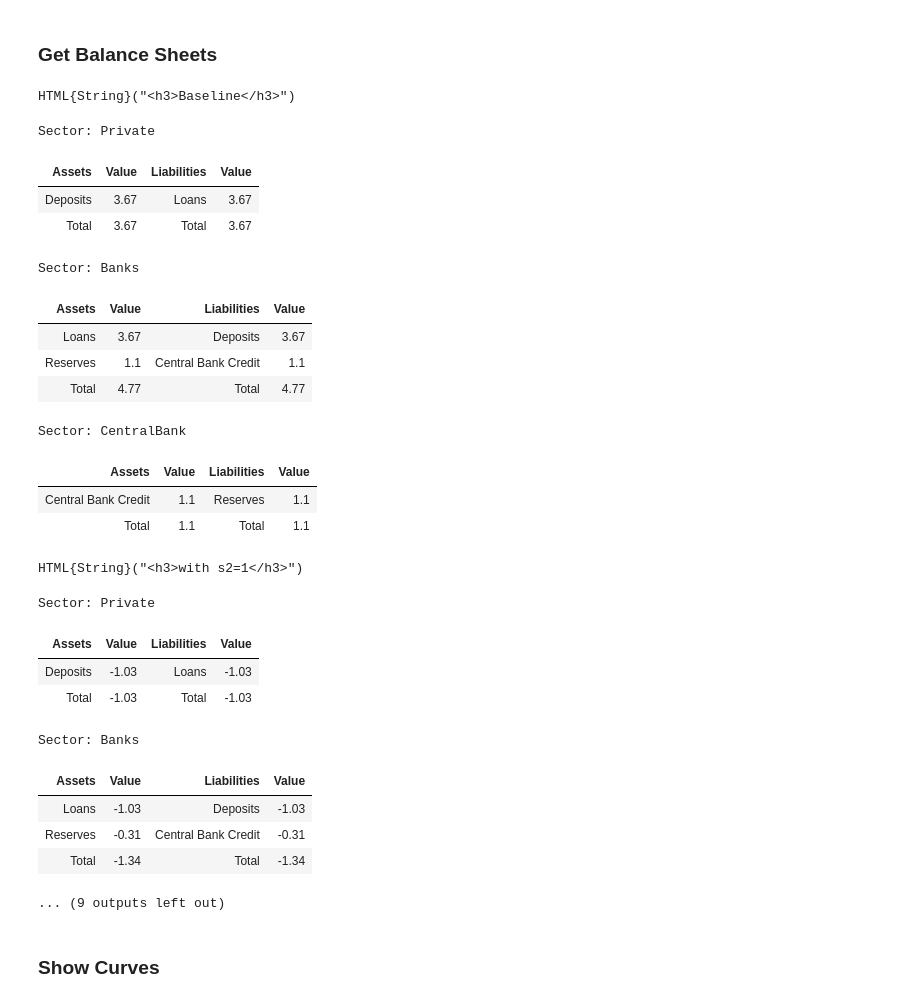
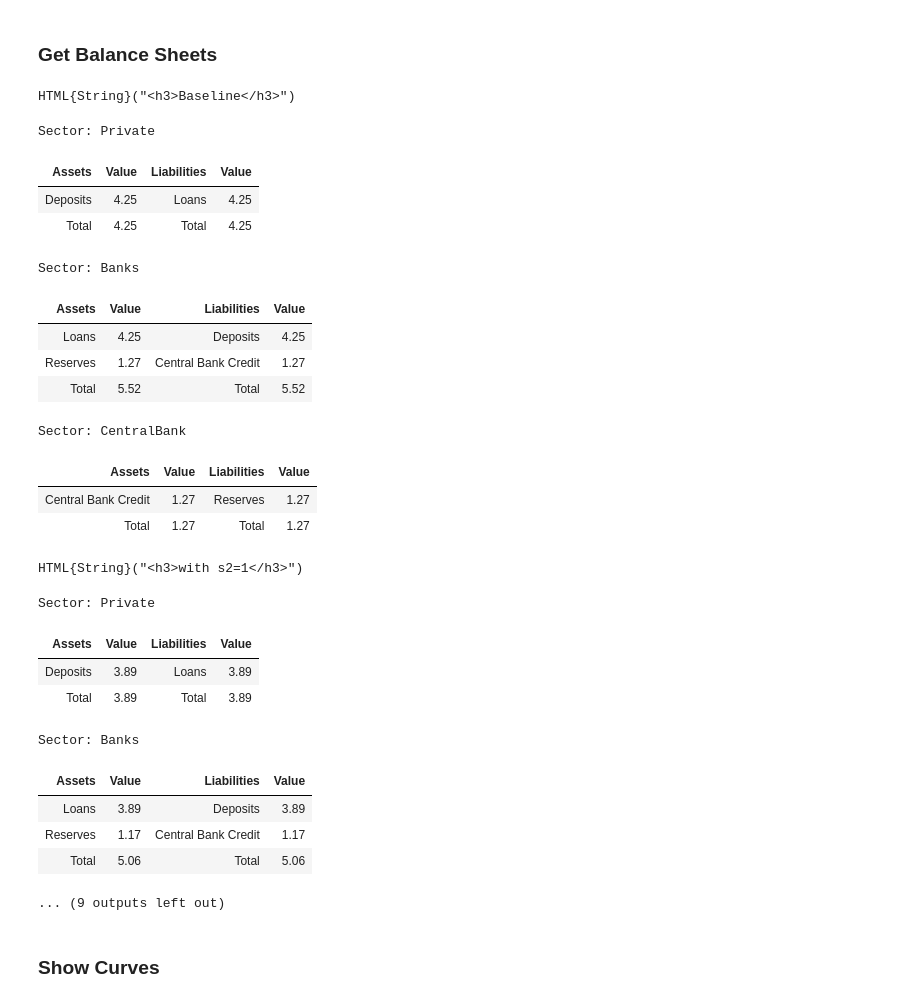
Before and after one commit to theplatters/PKAssetPrices, a Jupyter notebook: notebooks/Compare-SD-AM-Revise.ipynb, the cells around one changed output. Saved outputs shown, nothing was run; the diff lists cells and outputs as text; code cells hidden in the pictures.

```diff
--- a/notebooks/Compare-SD-AM-Revise.ipynb
+++ b/notebooks/Compare-SD-AM-Revise.ipynb
@@ -154,35 +133,35 @@ Static.build_table_from_solutions([sol1, sol2, sol3], ["Simple", "Simple4 AP * A
 # %%
 display(html"<h3>Baseline</h3>")
 display(sol1.sheets)
 display(html"<h3>with s2=1</h3>")
 display(sol2.sheets)
 display(html"<h3>with s2=0.8</h3>")
-display(sol_scen1a.sheets)
+display(sol3.sheets)
 # %% [output]
 HTML{String}("<h3>Baseline</h3>")
 Sector: Private
 | Assets | Value | Liabilities | Value |
-| Deposits | 3.67 | Loans | 3.67 |
-| Total | 3.67 | Total | 3.67 |
+| Deposits | 4.25 | Loans | 4.25 |
+| Total | 4.25 | Total | 4.25 |
 Sector: Banks
 | Assets | Value | Liabilities | Value |
-| Loans | 3.67 | Deposits | 3.67 |
-| Reserves | 1.1 | Central Bank Credit | 1.1 |
-| Total | 4.77 | Total | 4.77 |
+| Loans | 4.25 | Deposits | 4.25 |
+| Reserves | 1.27 | Central Bank Credit | 1.27 |
+| Total | 5.52 | Total | 5.52 |
 Sector: CentralBank
 | Assets | Value | Liabilities | Value |
-| Central Bank Credit | 1.1 | Reserves | 1.1 |
-| Total | 1.1 | Total | 1.1 |
+| Central Bank Credit | 1.27 | Reserves | 1.27 |
+| Total | 1.27 | Total | 1.27 |
 HTML{String}("<h3>with s2=1</h3>")
 Sector: Private
 | Assets | Value | Liabilities | Value |
-| Deposits | -1.03 | Loans | -1.03 |
-| Total | -1.03 | Total | -1.03 |
+| Deposits | 3.89 | Loans | 3.89 |
+| Total | 3.89 | Total | 3.89 |
 Sector: Banks
 | Assets | Value | Liabilities | Value |
-| Loans | -1.03 | Deposits | -1.03 |
-| Reserves | -0.31 | Central Bank Credit | -0.31 |
-| Total | -1.34 | Total | -1.34 |
+| Loans | 3.89 | Deposits | 3.89 |
+| Reserves | 1.17 | Central Bank Credit | 1.17 |
+| Total | 5.06 | Total | 5.06 |
 ... (9 outputs left out)
 # %% [markdown]
 ### Show Curves
```
Also changed, not shown: parts of 3 cells of this notebook, 5 other files.
